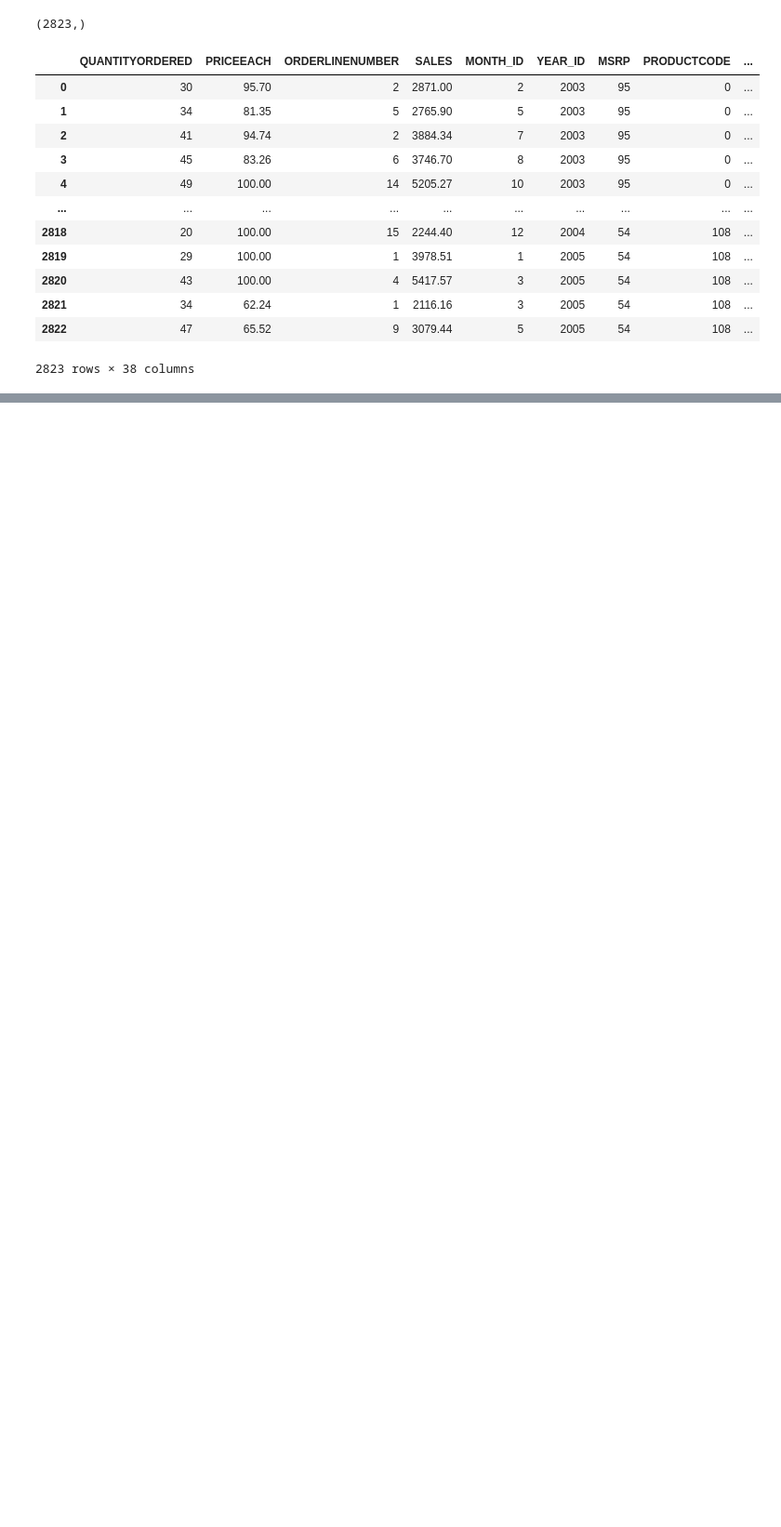
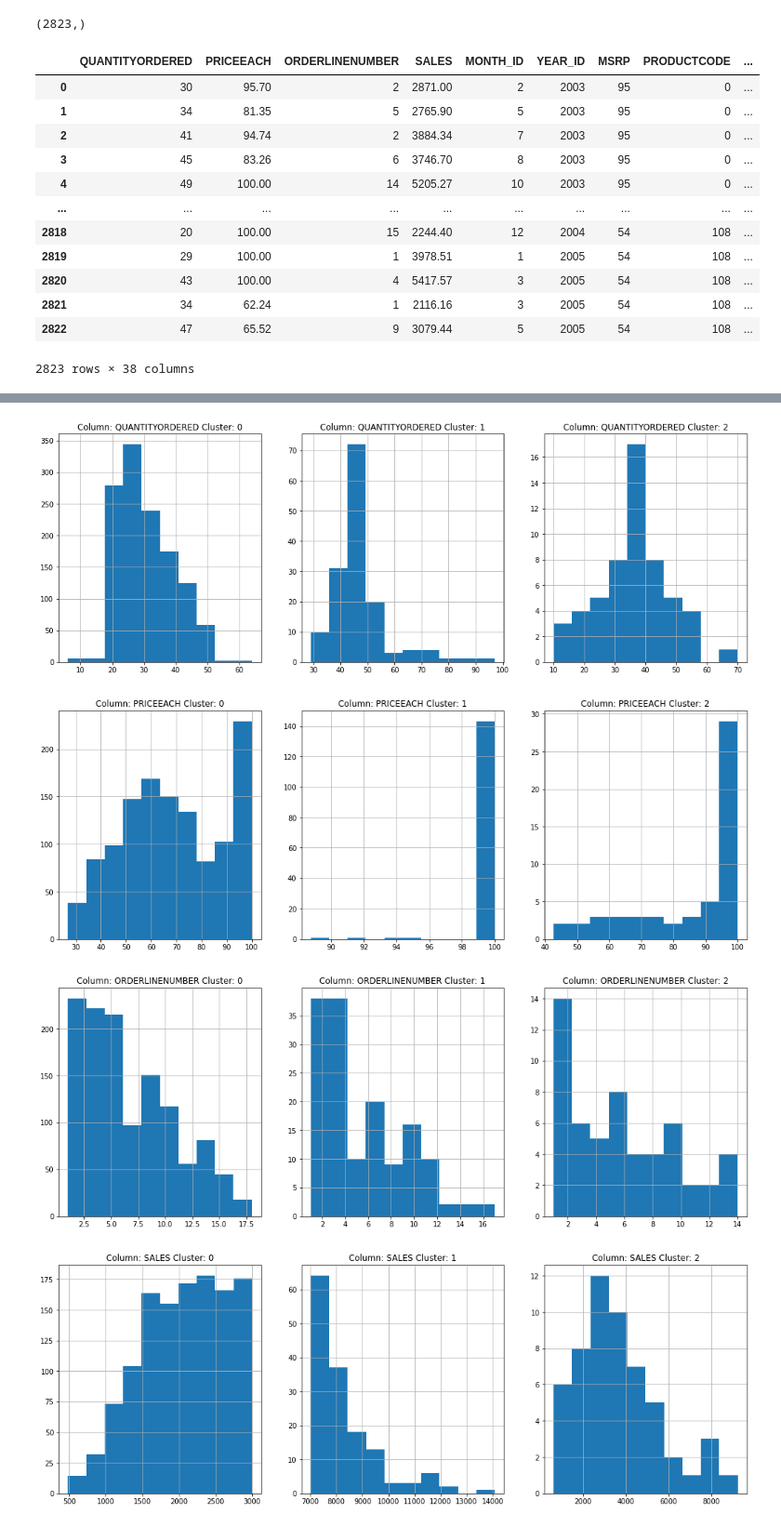
Before and after one commit to speri203/Market-Clustering-PCA, a Jupyter notebook: Clustering.ipynb, the cells around one changed output, grey strips where cells are left out. Shown at 93% size. Saved outputs shown, nothing was run; the diff lists cells and outputs as text; code cells hidden in the pictures; blank space fills up the shorter version.

```diff
--- a/Clustering.ipynb
+++ b/Clustering.ipynb
@@ -432,0 +516,4 @@ for i in df.columns[:8]:
+# %%
+autoencoder.compile(optimizer='adam', loss = 'mean_squared_error')
+# %%
+autoencoder.fit(df, df, batch_size = 128, epochs = 500, verbose = 1)
@@ -432,0 +616,14 @@ for i in df.columns[:8]:
+# %%
+for i in df.columns[:8]:
+  plt.figure(figsize=(30, 6))
+  for j in range(3):
+    plt.subplot(1, 5, j+1)
+    cluster = df_with_clusters[df_with_clusters['Cluster'] == j]
+    cluster[i].hist()
+    plt.title('Column: {} Cluster: {}'.format(i, j))
+  plt.show()
+# %% [output]
+[figure, added]
+[figure, added]
+[figure, added]
+[figure, added]
```
Also changed, not shown: parts of 32 cells of this notebook.
